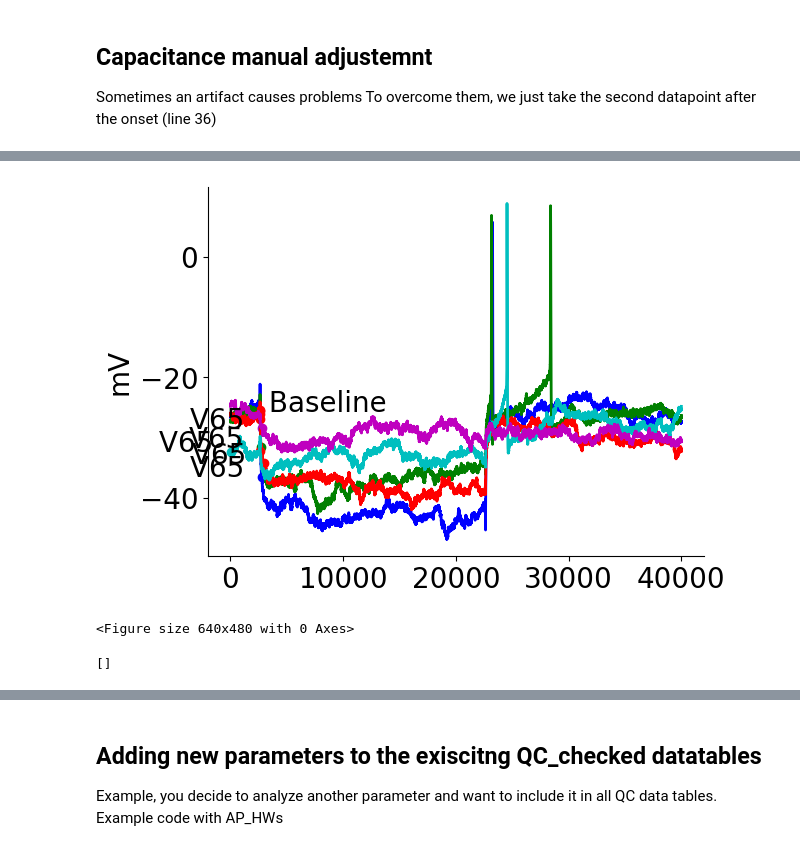
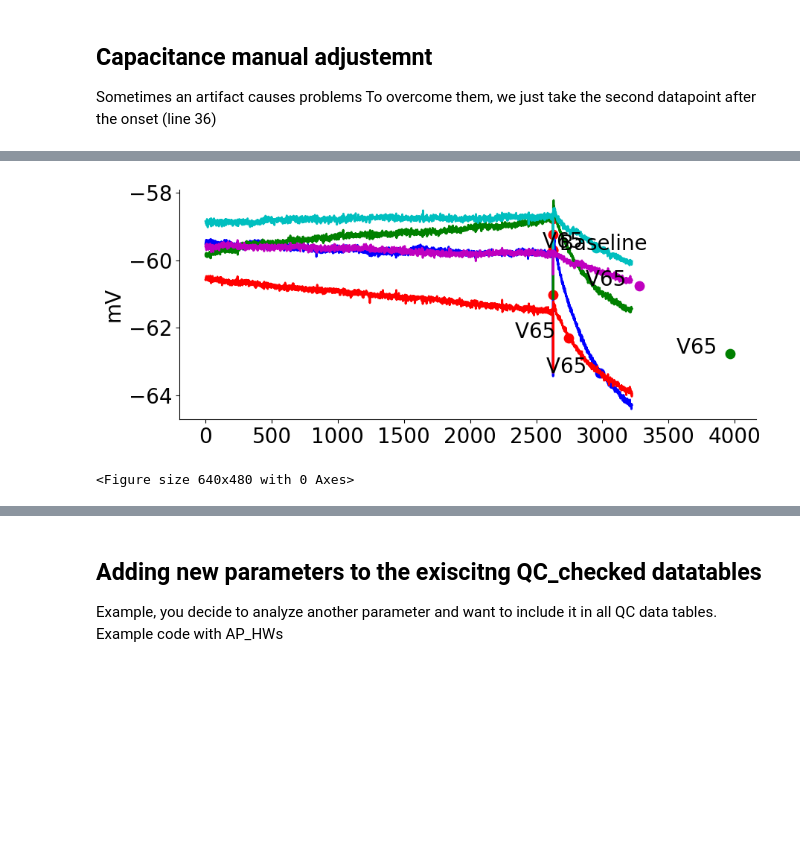
Before and after one commit to verjiniaM/Human-slice-scripts, a Jupyter notebook: notebooks_and_main_executions/manual_fix_notebook_and_some_useful_plots.ipynb, the cells around one changed output, grey strips where cells are left out. Saved outputs shown, nothing was run; the diff lists cells and outputs as text; code cells hidden in the pictures; blank space fills up the shorter version.

Commit message:
cleaning data and paper figures script

```diff
--- a/notebooks_and_main_executions/manual_fix_notebook_and_some_useful_plots.ipynb
+++ b/notebooks_and_main_executions/manual_fix_notebook_and_some_useful_plots.ipynb
@@ -141,17 +142,21 @@ def get_AP_HW(channels, AP_all, APheight_all, TH_all, lower_bound=0.1, upper_bou
     return AP_HWs, rise_start, rise_end, rise_prediction, fall_end, fall_start, fall_prediction, hw1, hw2, hw1_y, hw2_y
 # %%
-fn = '24926080.abf'
-channels = [3]
+data_verji = '/Users/verjim/laptop_D_17.01.2022/Schmitz_lab/data/human/data_verji/'
+OP = 'OP250129/'
+fn = '25130004.abf'
+channels = [5]
 
-file_path = path[:path.rfind('data_tables')] + fn
+file_path = data_verji + OP + fn
 end_fn = file_path.rfind('/') + 1
 dir_ap_HW = sort.make_dir_if_not_existing(file_path[:end_fn] + 'plots/',  'AP_HW')
-channels = [int(df.cell_ch[i])]
+# channels = [int(df.cell_ch[i])]
 charact_data = hcf.load_traces(file_path)
 inj = hcf.get_inj_current_steps(file_path)
 max_spikes = hcf.get_max_spikes(charact_data, channels)
 first_spikes, peaks_all, spike_counts_all, first_spiking_sweeps_all = hcf.get_ap_param_for_plotting(charact_data, channels, inj, max_spikes)
 
+peak_loc_x = 100
+th_speed = 10
 #using the adjusted version of the functions, above
 Rheobase_all, AP_all, THloc_all, TH_all, APheight_all, max_depol_all, max_repol_all = \
     get_ap_param(charact_data, channels, inj, max_spikes, peak_loc_x, th_speed)
@@ -332,15 +250,16 @@ Sometimes an artifact causes problems
 To overcome them, we just take the second datapoint after the onset (line 36)
 # %%
 human_dir = '/Users/verjim/laptop_D_17.01.2022/Schmitz_lab/data/human/'
-OP = 'OP240926'
+OP = 'OP250207'
 patcher = 'Verji'
-
+char_file = '25207053.abf'
+chans = [6]
+val = 1
 
 work_dir, filenames, indices_dict, slice_names, ch1, ch2 = sort.get_OP_metadata(human_dir, OP, patcher)
 
-fn = work_dir + '24926068.abf' #caracterization filename
+fn = work_dir + char_file #caracterization filename
 inj = hcf.get_inj_current_steps(fn)
-chans = [3] #
 
 print('The inj is', inj[:5])
 
@@ -348,14 +267,14 @@ params = tau_all, capacitance_all, mc_all, V65_all = [], [], [], []
 onset, offset = hcf.find_charact_onset_offset(fn)
 
 charact_data = hcf.load_traces(fn)
-mc = np.ndarray([5,3])
+
 for ch in chans:
     key = 'Ch' + str(ch)
     ch1 = charact_data[key][0]
     V65s = []
     mc = np.ndarray([5,4])
     for i in range(0,5):
-        I = inj[i]*1e-12 #check step size
+        I = inj[i]*1e-12 #check step size convert to amper from picoampers
         bl = np.median(ch1[0:onset-20,i])
         ss = np.median(ch1[offset-2000:offset-1,i]) #steady state, during the current step
         swp = list(ch1[:,i])
@@ -366,22 +285,22 @@ for ch in chans:
         if list(filter(lambda ii: ii < V65, swp)) == []:
             continue
         else:
-            #
-            res = list(filter(lambda ii: ii < V65, swp))[1] #takes the first value in swp < V65
+            res = list(filter(lambda ii: ii < V65, swp))[val] # takes the first value in swp < V65
             tau65 = swp.index(res) #index of res
-            R = (Vdiff/1000)/-I
+            R = (Vdiff/1000)/-I  # milivolt to volt
             tc = tau65 - onset
-            mc[i,0] = tc * 0.05 #membranec capacitance; tc - time constant
-            mc[i,1] = R * 1e-6 #resistance
-            mc[i,2] = tc * 5e-5 / R #capacitance
-        mc[:,3] = inj[:5]
-        mc[:,2] = mc[:,2]/1e-12
-        tau = mc[1,0]
-        capacitance = mc[1,2]
-        ch_params = [tau, capacitance, mc, V65s]
+            mc[i,0] = tc / 20 # datapoints to ms conversion; sampling rate = 20 kHz
+            mc[i,1] = R * 1e-6 # resistance in Mega Ohm
+            mc[i,2] = ((tc / 20) / 1_000 )/ R # tc in seconds; capacitance in farad
+            print(mc[i,0], mc[i,1], mc[i,2])
+    mc[:,3] = inj[:5]
+    mc[:,2] = mc[:,2]/1e-12 # capacitance in picofarads
+    tau = mc[1,0]
+    capacitance = mc[1,2]
+    ch_params = [tau, capacitance, mc, V65s]
 
-        for i, param in enumerate(params):
-            param.append(ch_params[i])
+    for i, param in enumerate(params):
+        param.append(ch_params[i])
 
     np.set_printoptions(suppress=True, formatter={'float_kind': '{:.4f}'.format})
     print(mc, 'ch', str(ch))
@@ -391,25 +310,26 @@ clrs = ["b", "g", "r", "c", "m", "y", "#FF4500", "#800080"]
 
 end_fn = fn.rfind('/') +1
 
-tau_all, capacitance_all, mcs, V65s = tau_all, capacitance_all, mc_all, V65_all
+tau_all, capacitance_all, mcs, V65s = tau_all, capacitance_all, mc_all, V65_all[0]
 for n, ch in enumerate(chans):
     key = 'Ch' + str(ch)
     ch_data = charact_data[key][0]
 
-    fig = plt.figure()
+    b = onset + 600
+    fig = plt.figure(figsize  = (10,4))
     for i in range(0,5):
         swp = list(ch_data[:,i])
         bl = np.median(ch_data[0:onset-60,i])
-        if list(filter(lambda ii: ii < V65s[n][i], swp)) == []:
+        if list(filter(lambda ii: ii < V65s[i], swp)) == []:
             print("No hyperpolarization fig for " + fn[end_fn:-4] + key)
         else:
-            res = list(filter(lambda ii: ii < V65s[n][i], swp))[1] #takes the first value in swp < V65
+            res = list(filter(lambda ii: ii < V65s[i], swp))[val] #takes the first value in swp < V65
             tau65 = swp.index(res) #index of res
             tc = tau65 - onset
-            plt.plot(ch_data[:,i], c = clrs[i])
-            plt.scatter(onset + tc, V65s[n][i], c=clrs[i])
-            plt.annotate('V65  ', (onset + tc, V65s[n][i]), horizontalalignment='right')
-            plt.scatter(onset, bl, c='r')
+            plt.plot(ch_data[:b,i], c = clrs[i])
+            plt.scatter(onset + tc, V65s[i], c=clrs[i], s = 80)
+            plt.annotate('V65  ', (onset + tc, V65s[i]), horizontalalignment='right')
+            plt.scatter(onset, bl, c='r', s = 80)
             plt.ylabel('mV')
     plt.annotate(' Baseline', (onset, bl))
     fig.patch.set_facecolor('white')
@@ -428,7 +352,3 @@ The inj is [-300.0, -200.0, -150.0, -100.0, -50.0]
 time const    resistance   capacitance injection
-[figure, old version]
+[figure, new version]
 <Figure size 640x480 with 0 Axes>
-# %%
-V65s
-# %% [output]
-[]
```
Also changed, not shown: parts of 9 cells of this notebook, 10 other files.
